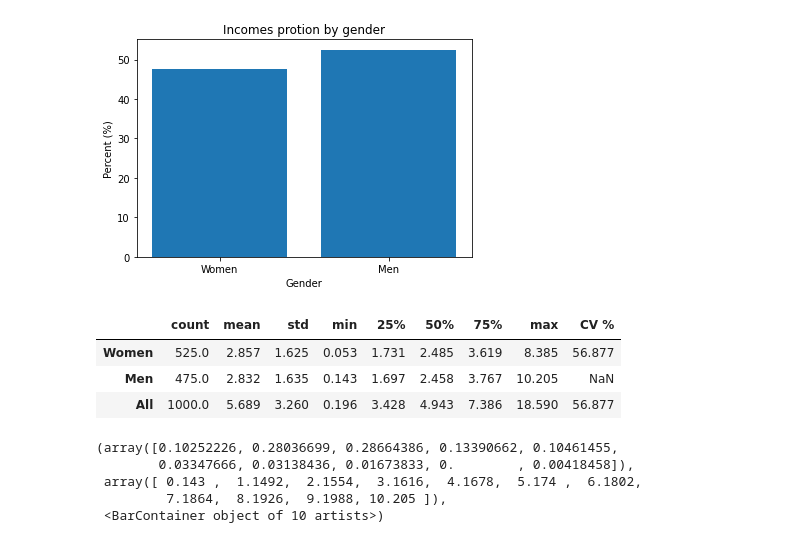
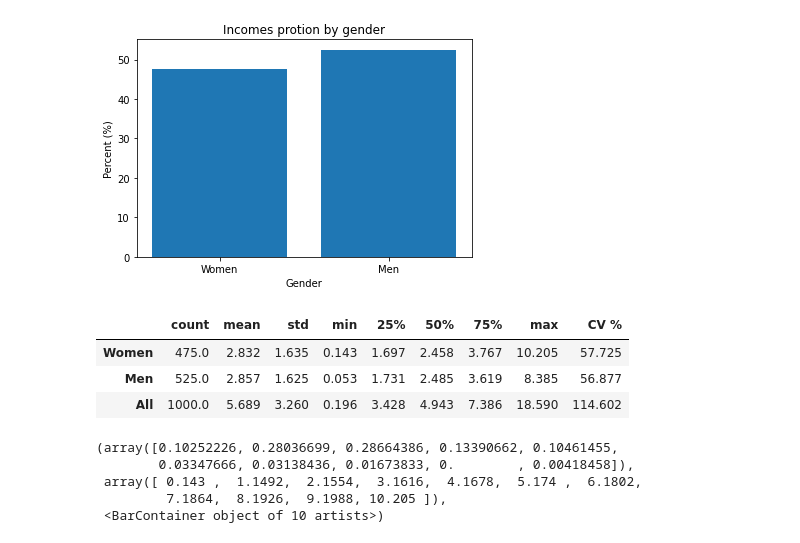
Before and after one commit to Camilo-neck/Probabilidad, a Jupyter notebook: Talleres/Taller 5/taller5.ipynb, the cells around one changed output. Drawn from its saved outputs; the diff is of its cells as text; code cells hidden in the pictures.

```diff
--- a/Talleres/Taller 5/taller5.ipynb
+++ b/Talleres/Taller 5/taller5.ipynb
@@ -41,20 +42,21 @@ Men                       52.5
 # %%
 # b -> Complete description table and make a histogram and a boxplot
 men_summary = men_incomes.describe()
 men_cv = 100*men_summary['std']/men_summary['mean']
 men_summary['CV %'] = men_cv
 women_summary = women_incomes.describe()
 women_cv = 100*women_summary['std']/women_summary['mean']
-full_summary = pd.concat([men_summary, women_summary], axis=1).T
+women_summary['CV %'] = women_cv
+full_summary = pd.concat([women_summary, men_summary], axis=1).T
 full_summary_sum = full_summary.sum(axis=0).to_frame().T
 full_summary = pd.concat([full_summary, full_summary_sum], axis=0)
 full_summary.index = ['Women', 'Men', 'All']
 full_summary.round(3)
 # %% [output]
 |  | count | mean | std | min | 25% | 50% | 75% | max | CV % |
-| Women | 525.0 | 2.857 | 1.625 | 0.053 | 1.731 | 2.485 | 3.619 | 8.385 | 56.877 |
-| Men | 475.0 | 2.832 | 1.635 | 0.143 | 1.697 | 2.458 | 3.767 | 10.205 | NaN |
-| All | 1000.0 | 5.689 | 3.260 | 0.196 | 3.428 | 4.943 | 7.386 | 18.590 | 56.877 |
+| Women | 475.0 | 2.832 | 1.635 | 0.143 | 1.697 | 2.458 | 3.767 | 10.205 | 57.725 |
+| Men | 525.0 | 2.857 | 1.625 | 0.053 | 1.731 | 2.485 | 3.619 | 8.385 | 56.877 |
+| All | 1000.0 | 5.689 | 3.260 | 0.196 | 3.428 | 4.943 | 7.386 | 18.590 | 114.602 |
 # %%
 fig, (ax1, ax2) = plt.subplots(1, 2, sharey=True)
 # Create a histogram for men incomes
```
Also changed, not shown: parts of 3 cells of this notebook, 10 other files.
